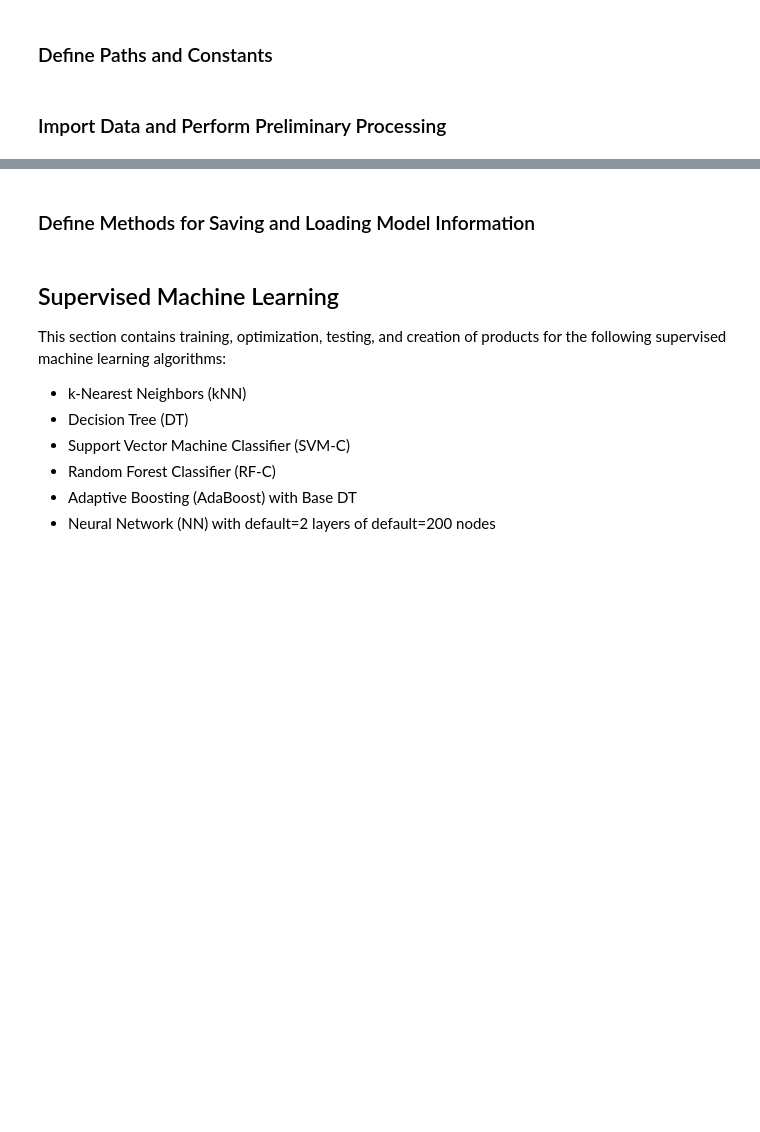
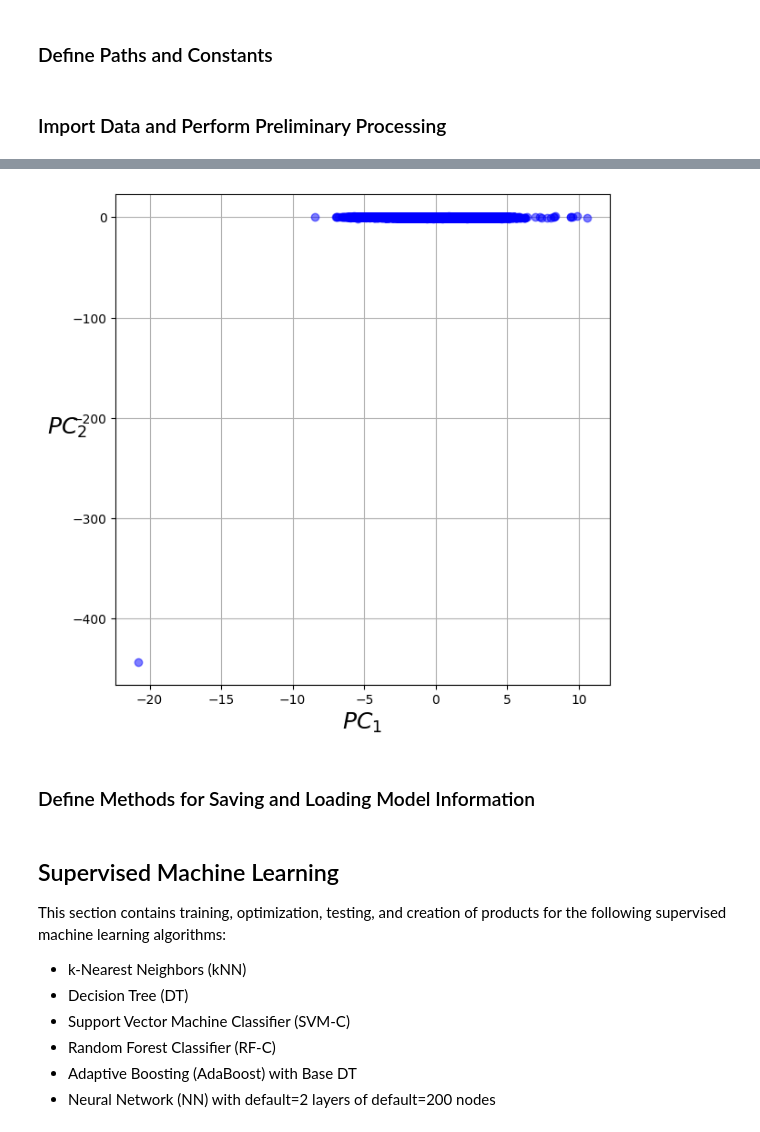
Before and after one commit to eli-johnson-04/sdss-performance-comparison, a Jupyter notebook: script.ipynb, the cells around one changed output, grey strips where cells are left out. Drawn from its saved outputs; the diff is of its cells as text; code cells hidden in the pictures; blank space fills up the shorter version.

```diff
--- a/script.ipynb
+++ b/script.ipynb
@@ -141,6 +161,36 @@ print(f'CLASSES: {CLASSES}')
 # %%
 # Split into training and testing
 X_train, X_test, Y_train, Y_test = train_test_split(X, Y, random_state=0)
+# %%
+# Perform PCA for 2 dimensions for data visualization
+def show_with_2d_pca(x, plot_arrows=True, save=True):
+    x_scaled = StandardScaler().fit_transform(x)
+
+    pca = PCA(n_components=2)
+
+    x_pca = pca.fit_transform(x_scaled)
+    x_inverse = pca.inverse_transform(x_pca)
+
+    plt.figure(figsize=(7,7))
+    plt.plot(x_pca[:, 0], x_pca[:, 1], "bo", alpha=0.5)
+    # plt.axis TODO:???
+    plt.xlabel("$PC_1$", fontsize=18)
+    plt.ylabel("$PC_2$", fontsize=18, rotation=0)
+
+    if plot_arrows:
+        # Plotting PC1
+        plt.arrow(0, 0, pca.components_[0, 0], pca.components_[0, 1], width=0.1, color='r', zorder=10)
+
+        # Plotting PC2
+        plt.arrow(0, 0, pca.components_[1, 0], pca.components_[1, 1], width=0.1, color='g', zorder=10)
+
+    plt.grid(True)
+    if save: plt.savefig(f'./products/SDSS(rows={NROWS})_PCA_2D.png')
+    plt.show()
+# %%
+show_with_2d_pca(X, plot_arrows=False)
+# %% [output]
+[figure, added]
 # %% [markdown]
 ### Define Methods for Saving and Loading Model Information
 # %%
```
Also changed, not shown: parts of 15 cells of this notebook, 6 other files.
